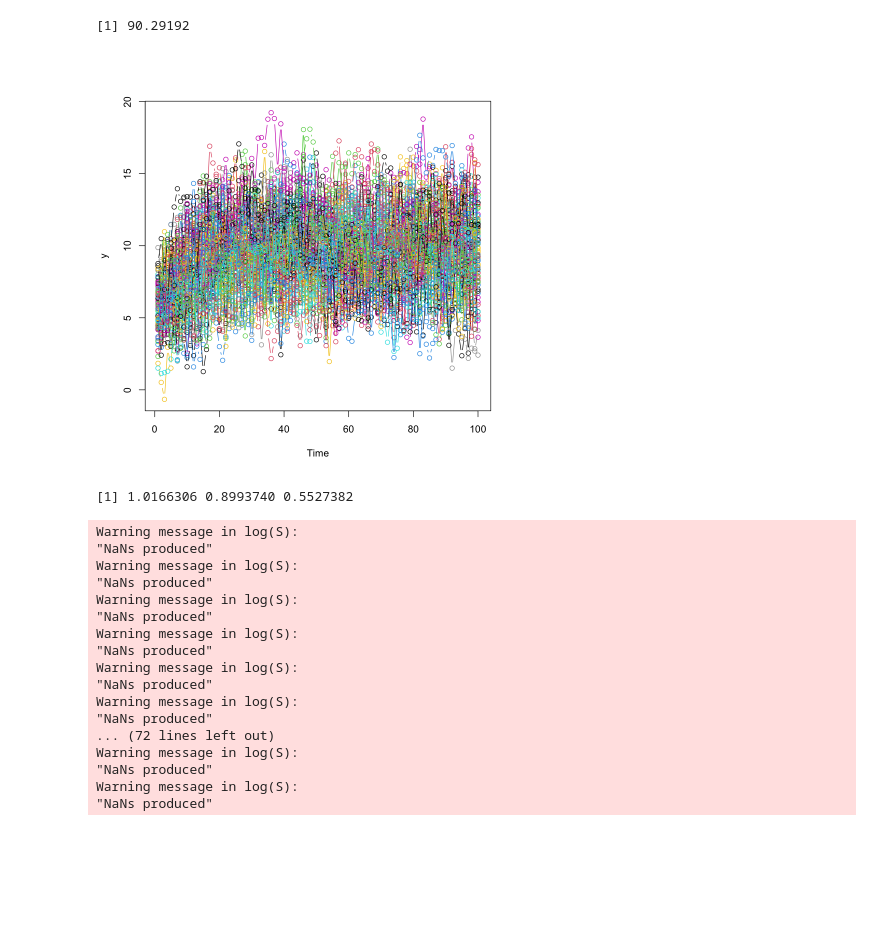
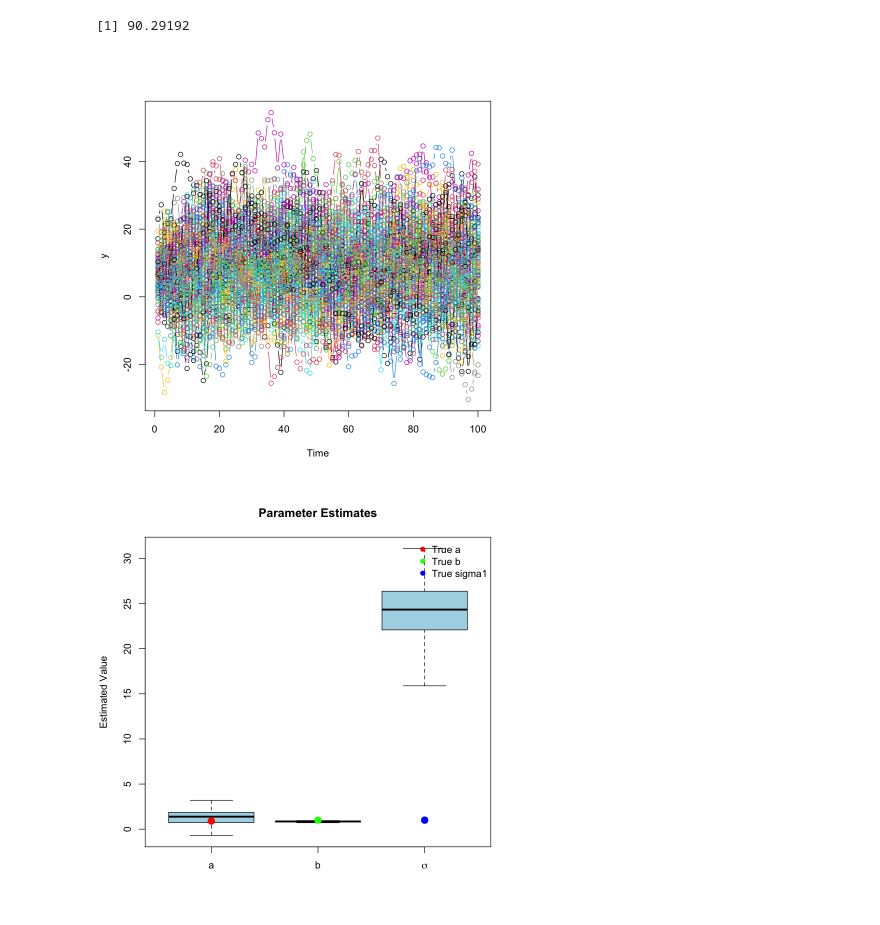
Before and after one commit to mathilderask/TimeSeriesAnalysis, a Jupyter notebook: Assignment4/opg1_nik.ipynb, the cells around one changed output. Cells and saved outputs as stored; diff of their text form; code cells hidden in the pictures; blank space fills up the shorter version.

```diff
--- a/Assignment4/opg1_nik.ipynb
+++ b/Assignment4/opg1_nik.ipynb
@@ -67,50 +67,36 @@ myLogLikFun(y = y[2:100],theta = c(1,0.9,1),R = 1, x_prior = 5, P_prior = 1000)
 # %%
 set.seed(25)
 A <- 0.9
 B <- 1
 C <- 1
+sigma1 <-5
 X0 <- 5
 n <- 100
 y <- matrix(NA, nrow = n, ncol = n)
 for (j in 1:n){
 X <- X0
 for (i in 1:n){
-    X <- A * X + B + rnorm(1)
+    X <- A * X + B + rnorm(1, sd=sigma1)
     y[i,j] <- C*X +  rnorm(1)
 }
 }
 
 par(bg="white")
 plot(y[,1], type="b", xlab="Time", ylab="y", ylim=range(y,na.rm=TRUE))
 for (i in 2:n){
     lines(y[,i], type="b",col = i+1)
 }
+Estimatedparameters <- matrix(NA, nrow = n, ncol = 3)
+for (i in 1:n){
+Estimatedparameters[i,] <- optim(fn=myLogLikFun, par = c(5,10,10), y=y[,i], R=1, x_prior = 0, P_prior=10)$par
+}
+boxplot(Estimatedparameters, names = c("a", "b", expression(sigma)),
+          main = paste("Parameter Estimates"),
+          col = "lightblue", outline = FALSE,
+          ylab = "Estimated Value")
+points(x = 1:3, y = c(A, B, 1), pch = 19, col = c("red", "green", "blue"), cex = 1.5)
+legend("topright", legend = c("True a", "True b", "True sigma1"),
+       col = c("red", "green", "blue"), pch = 19, bty = "n")
 # %% [output]
-[figure, old version]
+[figure, new version]
+[figure, added]
-# %%
-optim(fn=myLogLikFun, par = c(1,1,1), y=y[,1], R=1, x_prior = 0, P_prior=10)$par
-# %% [output]
-[1] 1.0166306 0.8993740 0.5527382
-# %%
-Estimatedparameters <- matrix(NA, nrow = n, ncol = 3)
-for (i in 1:n){
-Estimatedparameters[i,] <- optim(fn=myLogLikFun, par = c(5,5,5), y=y[,i], R=1, x_prior = 0, P_prior=10)$par
-}
-# %% [output]
-Warning message in log(S):
-"NaNs produced"
-Warning message in log(S):
-"NaNs produced"
-Warning message in log(S):
-"NaNs produced"
-Warning message in log(S):
-"NaNs produced"
-Warning message in log(S):
-"NaNs produced"
-Warning message in log(S):
-"NaNs produced"
-... (72 lines left out)
-Warning message in log(S):
-"NaNs produced"
-Warning message in log(S):
-"NaNs produced"
```
Also changed, not shown: parts of 6 cells of this notebook, 9 other files.
